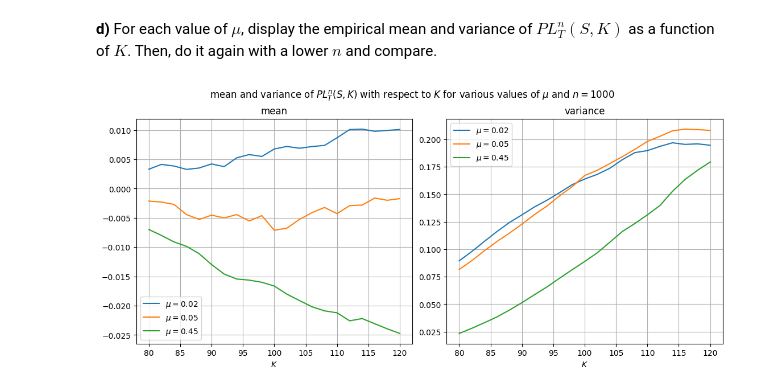
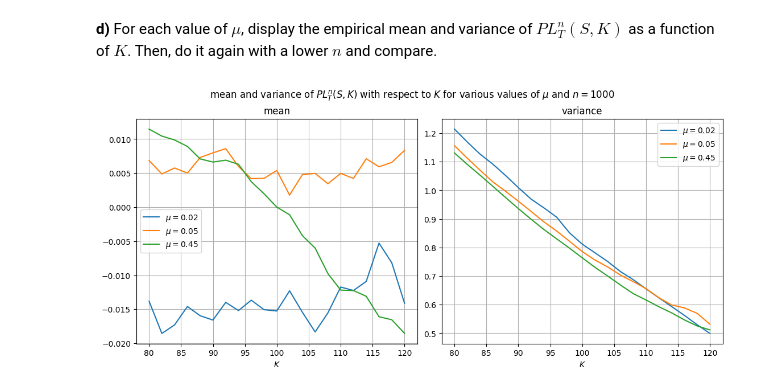
Before and after one commit to lucas-levy/stochastic-calculus, a Jupyter notebook: cps2-Black-Scholes_hedging/cps2_1_levy.ipynb, the cells around one changed output. Saved outputs shown, nothing was run; the diff lists cells and outputs as text; code cells hidden in the pictures.

```diff
--- a/cps2-Black-Scholes_hedging/cps2_1_levy.ipynb
+++ b/cps2-Black-Scholes_hedging/cps2_1_levy.ipynb
@@ -229,6 +213,7 @@ K = np.arange(80, 122, 2)
 n, sigma, r, T, S_0 = 1000, .3, .05, 1.5, 100.
 m = 10000
 
-X_mu002 = simulate_X(n=n, sigma=sigma, mu=.02, r=r, T=T, S_0=S_0, m=m, K=K)
-X_mu005 = simulate_X(n=n, sigma=sigma, mu=.05, r=r, T=T, S_0=S_0, m=m, K=K)
-X_mu045 = simulate_X(n=n, sigma=sigma, mu=.45, r=r, T=T, S_0=S_0, m=m, K=K)
+X = {
+    mu: simulate_X(n=n, sigma=sigma, mu=mu, r=r, T=T, S_0=S_0, m=m, K=K)
+    for mu in MUS
+}
@@ -238,17 +225,15 @@ Compute the empirical mean and variance for these three random variables
 # %%
 fig, (ax1, ax2) = plt.subplots(1, 2, sharex=True, figsize=(11,5), layout="constrained")
 
-ax1.plot(K, X_mu002.mean(axis=0), label="$\mu=0.02$")
-ax1.plot(K, X_mu005.mean(axis=0), label="$\mu=0.05$")
-ax1.plot(K, X_mu045.mean(axis=0), label="$\mu=0.45$")
+for mu in MUS:
+    ax1.plot(K, X[mu].mean(axis=0), label=f"$\mu={mu}$")
 ax1.set_xlabel('$K$')
 ax1.grid()
 ax1.legend(loc='best')
 ax1.set_title("mean")
 
-ax2.plot(K, X_mu002.var(axis=0), label="$\mu=0.02$")
-ax2.plot(K, X_mu005.var(axis=0), label="$\mu=0.05$")
-ax2.plot(K, X_mu045.var(axis=0), label="$\mu=0.45$")
+for mu in MUS:
+    ax2.plot(K, X[mu].var(axis=0), label=f"$\mu={mu}$")
 ax2.set_xlabel('$K$')
 ax2.grid()
 ax2.legend(loc='best')
@@ -288,7 +273,7 @@ def simulate_PL(n: int, sigma: float, mu:float, r: float, T: float, S_0:float,
 
     ## We then compute the call option payoff, using the same process S
     call_option_payoff = np.maximum(
-        np.tile(S[-1:,:].T, (1, len(K))) - np.tile(K, (m, 1)),
+        np.tile(S[-1].reshape(-1, 1), (1, len(K))) - np.tile(K, (m, 1)),
         np.zeros((m, len(K)))
     )
 
@@ -301,29 +286,28 @@ K = np.arange(80, 122, 2)
 sigma, r, T, S_0 = .3, .05, 1.5, 100.
 m = 10000
 
-PL_mu002_n1e3 = simulate_PL(n=1000, sigma=sigma, mu=.02, r=r, T=T, S_0=S_0, m=m, K=K)
-PL_mu005_n1e3 = simulate_PL(n=1000, sigma=sigma, mu=.05, r=r, T=T, S_0=S_0, m=m, K=K)
-PL_mu045_n1e3 = simulate_PL(n=1000, sigma=sigma, mu=.45, r=r, T=T, S_0=S_0, m=m, K=K)
+PL = {
+    (mu, 1000): simulate_PL(n=1000, sigma=sigma, mu=mu, r=r, T=T, S_0=S_0, m=m, K=K)
+    for mu in MUS
+}
 # %%
 fig, (ax1, ax2) = plt.subplots(1, 2, sharex=True, figsize=(11,5), layout='constrained')
 
-ax1.plot(K, PL_mu002_n1e3.mean(axis=0), label="$\mu=0.02$")
-ax1.plot(K, PL_mu005_n1e3.mean(axis=0), label="$\mu=0.05$")
-ax1.plot(K, PL_mu045_n1e3.mean(axis=0), label="$\mu=0.45$")
+for mu in MUS:
+    ax1.plot(K, PL[(mu, 1000)].mean(axis=0), label=f"$\mu={mu}$")
 ax1.set_xlabel('$K$')
 ax1.grid()
 ax1.legend(loc='best')
 ax1.set_title("mean")
 
-ax2.plot(K, PL_mu002_n1e3.var(axis=0), label="$\mu=0.02$")
-ax2.plot(K, PL_mu005_n1e3.var(axis=0), label="$\mu=0.05$")
-ax2.plot(K, PL_mu045_n1e3.var(axis=0), label="$\mu=0.45$")
+for mu in MUS:
+    ax2.plot(K, PL[(mu, 1000)].var(axis=0), label=f"$\mu={mu}$")
 ax2.set_xlabel('$K$')
 ax2.grid()
 ax2.legend(loc='best')
 ax2.set_title("variance")
 
 fig.suptitle("mean and variance of $PL_T^n(S,K)$ with respect to $K$ for various values of $\mu$ and $n=1000$")
 plt.show()
 # %% [output]
-[figure, old version]
+[figure, new version]
```
Also changed, not shown: parts of 14 cells of this notebook.
